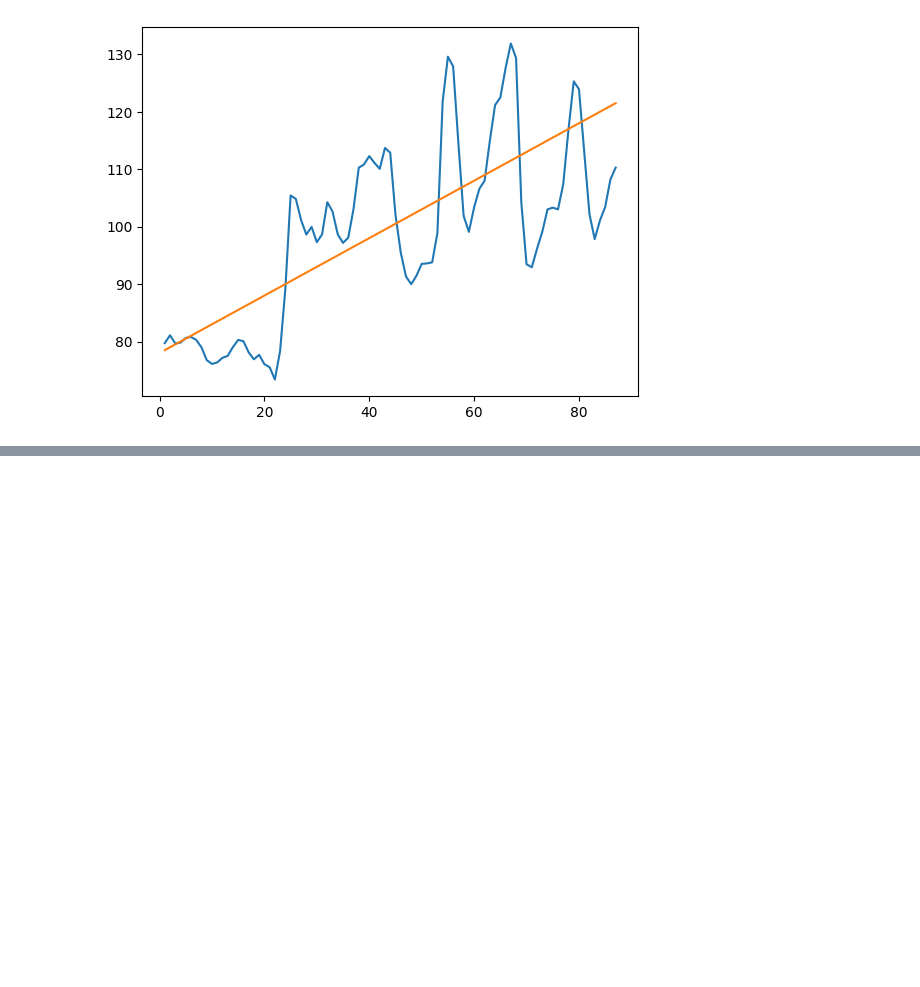
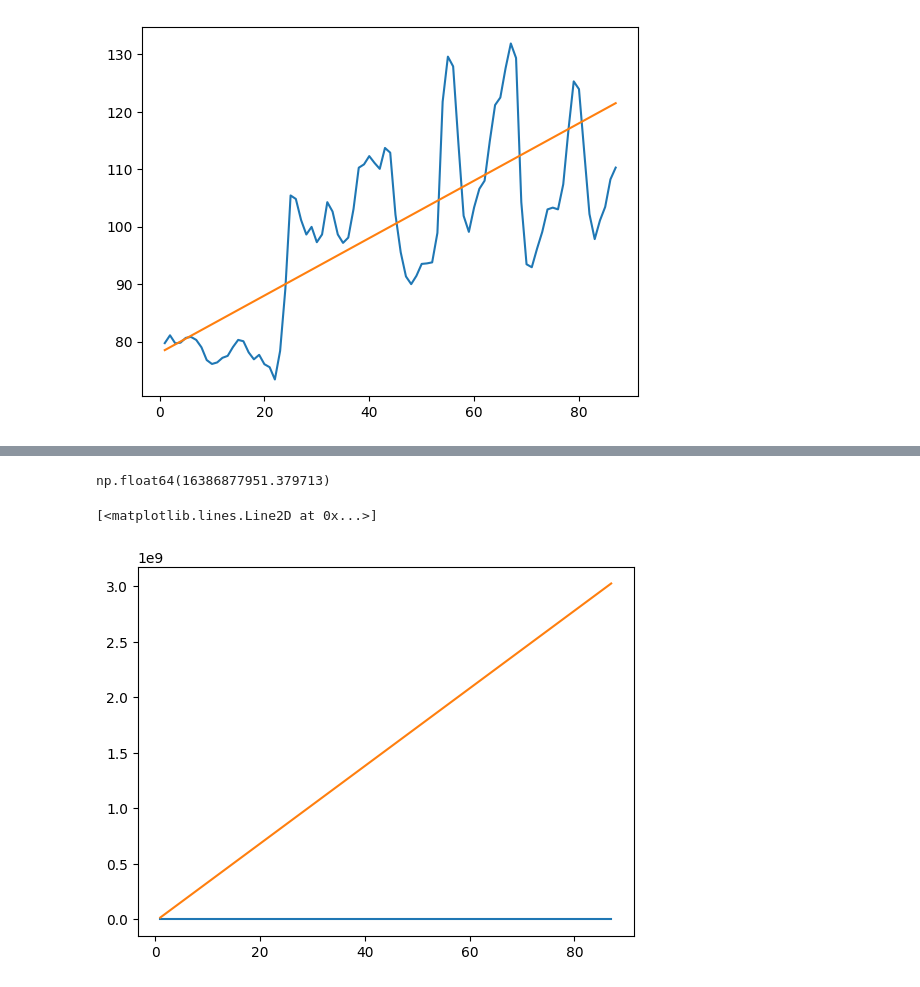
Before and after one commit to OFrancisco3/Data_Science, a Jupyter notebook: Numpy.ipynb, the cells around one changed output, grey strips where cells are left out. Cells and saved outputs as stored; diff of their text form; code cells hidden in the pictures; blank space fills up the shorter version.

```diff
--- a/Numpy.ipynb
+++ b/Numpy.ipynb
@@ -334,0 +343,8 @@ np.float64(103.53131941591394)
+# %%
+n = np.size(Moscu)
+y = Moscu
+x = fechas
+# %%
+a = n*np.sum(x*y)-np.sum(x)*np.sum(y) /(np.sum(np.power(x,2))-np.sum(x)**2)
+# %%
+b = (np.mean(y) - a*np.mean(x))
@@ -334,0 +355,2 @@ np.float64(103.53131941591394)
+# %%
+y=a*x+b
@@ -334,0 +377,10 @@ np.float64(103.53131941591394)
+# %%
+np.linalg.norm(Moscu - y)
+# %% [output]
+np.float64(16386877951.379713)
+# %%
+plt.plot(fechas,Moscu)
+plt.plot(x,y)
+# %% [output]
+[<matplotlib.lines.Line2D at 0x...>]
+[figure, added]
```
Also changed, not shown: parts of 9 cells of this notebook.
